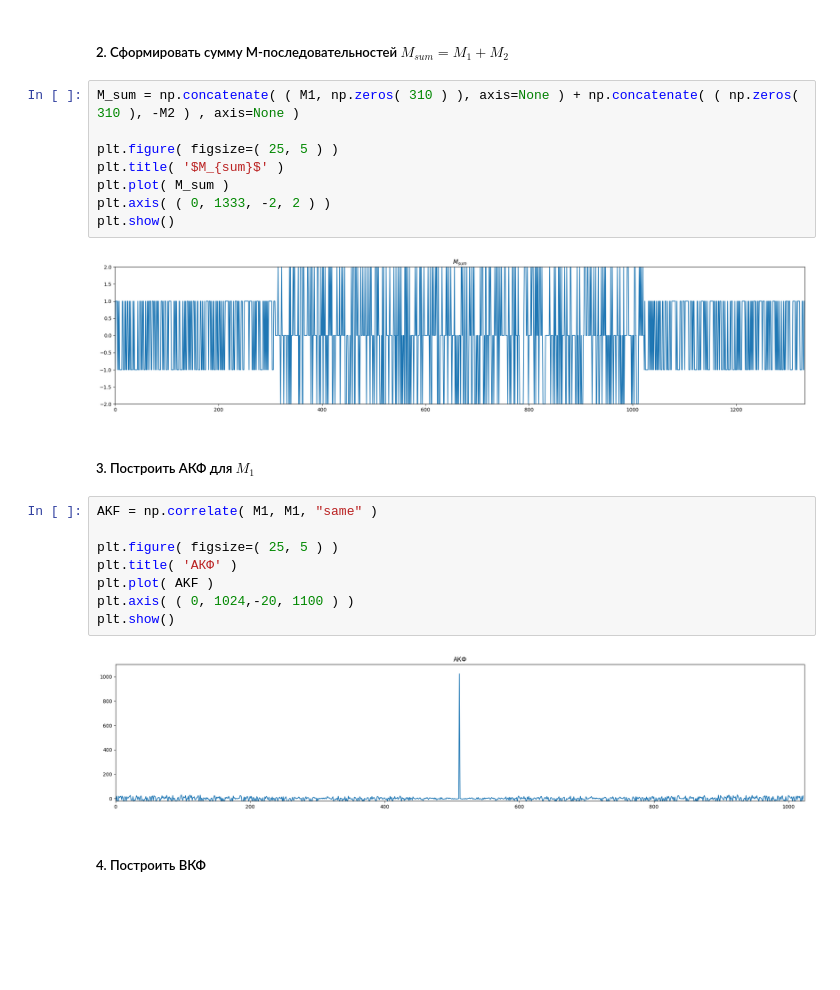
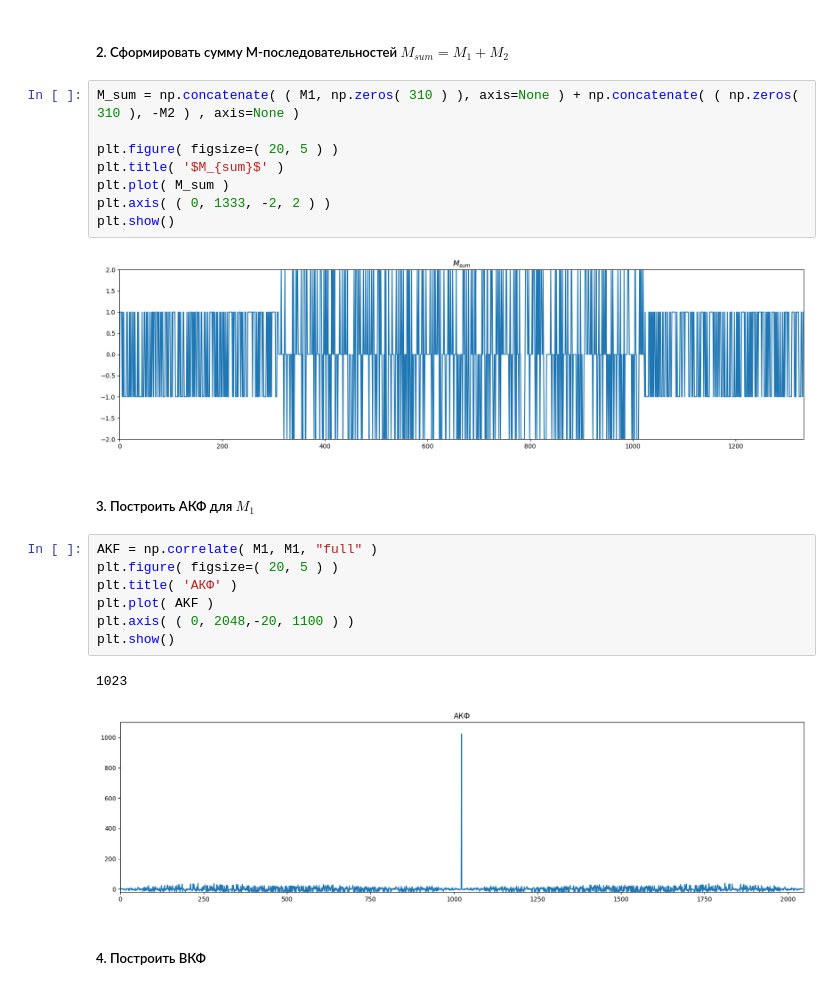
Before and after one commit to dmPetrow/labs_dsp, a Jupyter notebook: lab1.ipynb, the cells around one changed output. Saved outputs shown, nothing was run; the diff lists cells and outputs as text; blank space fills up the shorter version.

Commit message:
Fix: Исправление ошибки с режимом np.correlate

```diff
--- a/lab1.ipynb
+++ b/lab1.ipynb
@@ -39,25 +39,25 @@ plt.show()
 # %%
 M_sum = np.concatenate( ( M1, np.zeros( 310 ) ), axis=None ) + np.concatenate( ( np.zeros( 310 ), -M2 ) , axis=None )
 
-plt.figure( figsize=( 25, 5 ) )
+plt.figure( figsize=( 20, 5 ) )
 plt.title( '$M_{sum}$' )
 plt.plot( M_sum )
 plt.axis( ( 0, 1333, -2, 2 ) )
 plt.show()
 # %% [output]
-[figure, old version]
+[figure, new version]
 # %% [markdown]
 ##### 3. Построить АКФ для $M_1$
 # %%
-AKF = np.correlate( M1, M1, "same" )
-
-plt.figure( figsize=( 25, 5 ) )
+AKF = np.correlate( M1, M1, "full" )
+plt.figure( figsize=( 20, 5 ) )
 plt.title( 'АКФ' )
 plt.plot( AKF )
-plt.axis( ( 0, 1024,-20, 1100 ) )
+plt.axis( ( 0, 2048,-20, 1100 ) )
 plt.show()
 # %% [output]
+1023
-[figure, old version]
+[figure, new version]
 # %% [markdown]
 ##### 4. Построить ВКФ
 # %%
```
Also changed, not shown: parts of 6 cells of this notebook.
